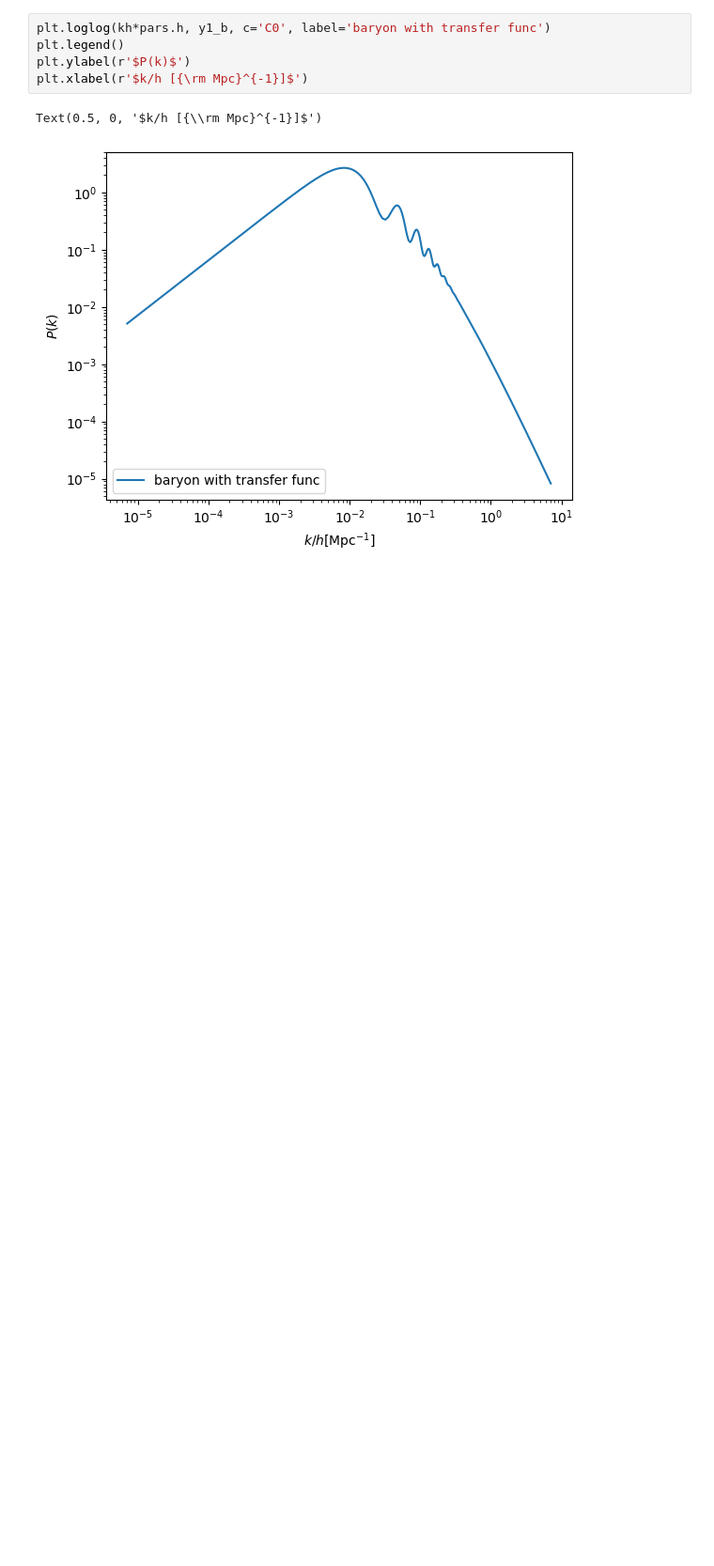
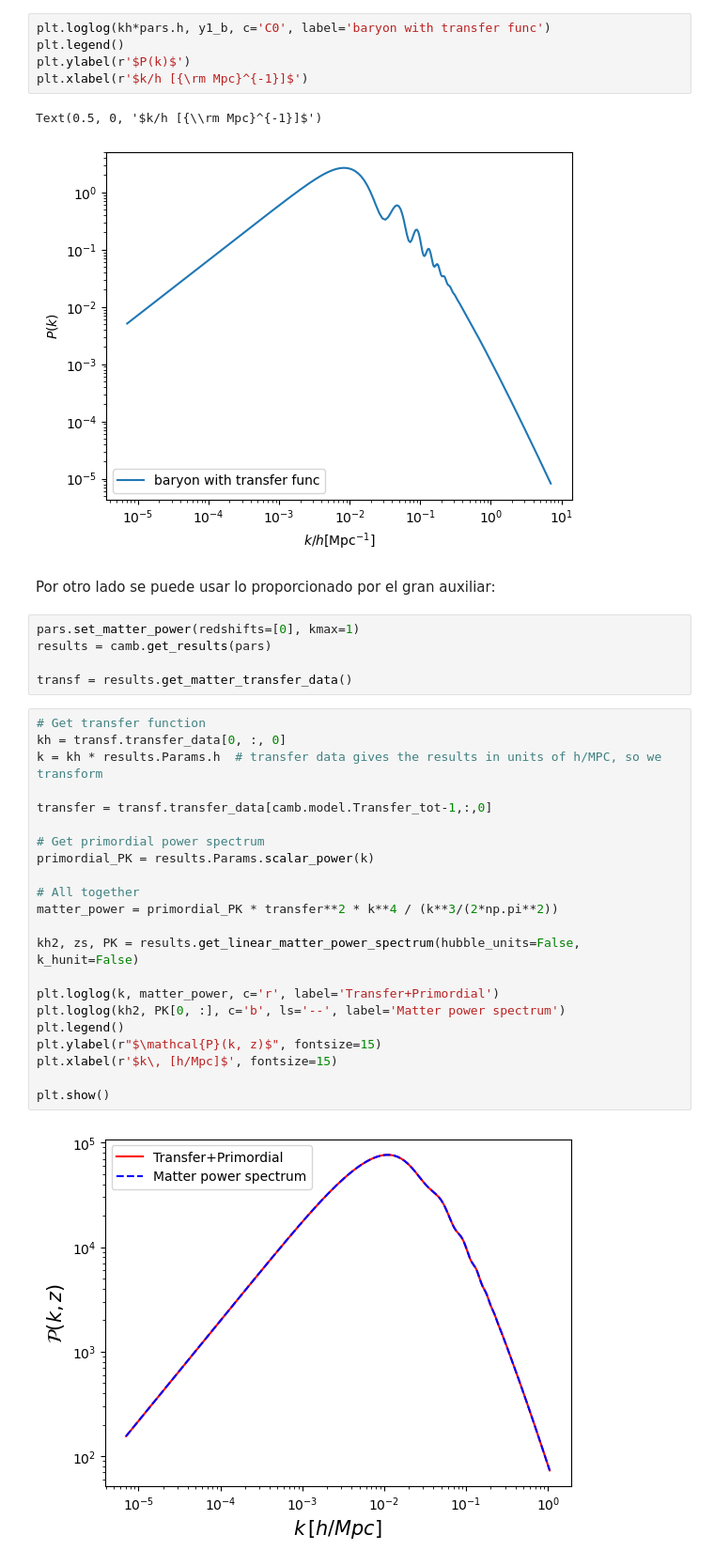
Before and after one commit to alejandro542/Cosmo-tareas, a Jupyter notebook: TAREA 3/Codigo.ipynb, the cells around one changed output. Shown: that part at 94% size. Cells and saved outputs as stored; diff of their text form; blank space fills up the shorter version.

Commit message:
Se añade lo proporcionado por el gran auxiliar

```diff
--- a/TAREA 3/Codigo.ipynb
+++ b/TAREA 3/Codigo.ipynb
@@ -50,3 +50,34 @@ plt.xlabel(r'$k/h [{\rm Mpc}^{-1}]$')
 # %% [output]
 Text(0.5, 0, '$k/h [{\\rm Mpc}^{-1}]$')
 [figure]
+# %% [markdown]
+Por otro lado se puede usar lo proporcionado por el gran auxiliar:
+# %%
+pars.set_matter_power(redshifts=[0], kmax=1)
+results = camb.get_results(pars)
+
+transf = results.get_matter_transfer_data()
+# %%
+# Get transfer function
+kh = transf.transfer_data[0, :, 0]
+k = kh * results.Params.h  # transfer data gives the results in units of h/MPC, so we transform
+
+transfer = transf.transfer_data[camb.model.Transfer_tot-1,:,0]
+
+# Get primordial power spectrum
+primordial_PK = results.Params.scalar_power(k)
+
+# All together
+matter_power = primordial_PK * transfer**2 * k**4 / (k**3/(2*np.pi**2))
+
+kh2, zs, PK = results.get_linear_matter_power_spectrum(hubble_units=False, k_hunit=False)
+
+plt.loglog(k, matter_power, c='r', label='Transfer+Primordial')
+plt.loglog(kh2, PK[0, :], c='b', ls='--', label='Matter power spectrum')
+plt.legend()
+plt.ylabel(r"$\mathcal{P}(k, z)$", fontsize=15)
+plt.xlabel(r'$k\, [h/Mpc]$', fontsize=15)
+
+plt.show()
+# %% [output]
+[figure, added]
```
